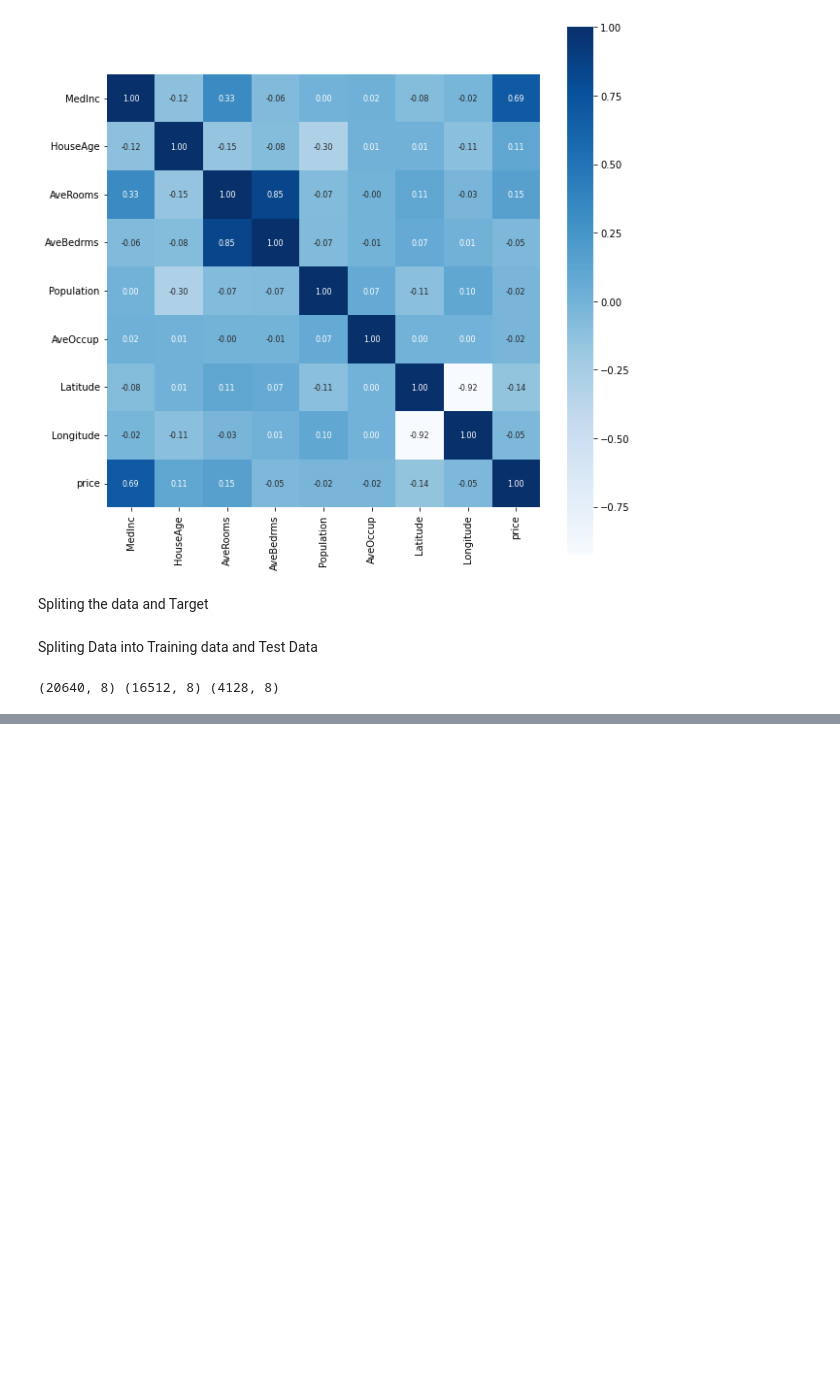
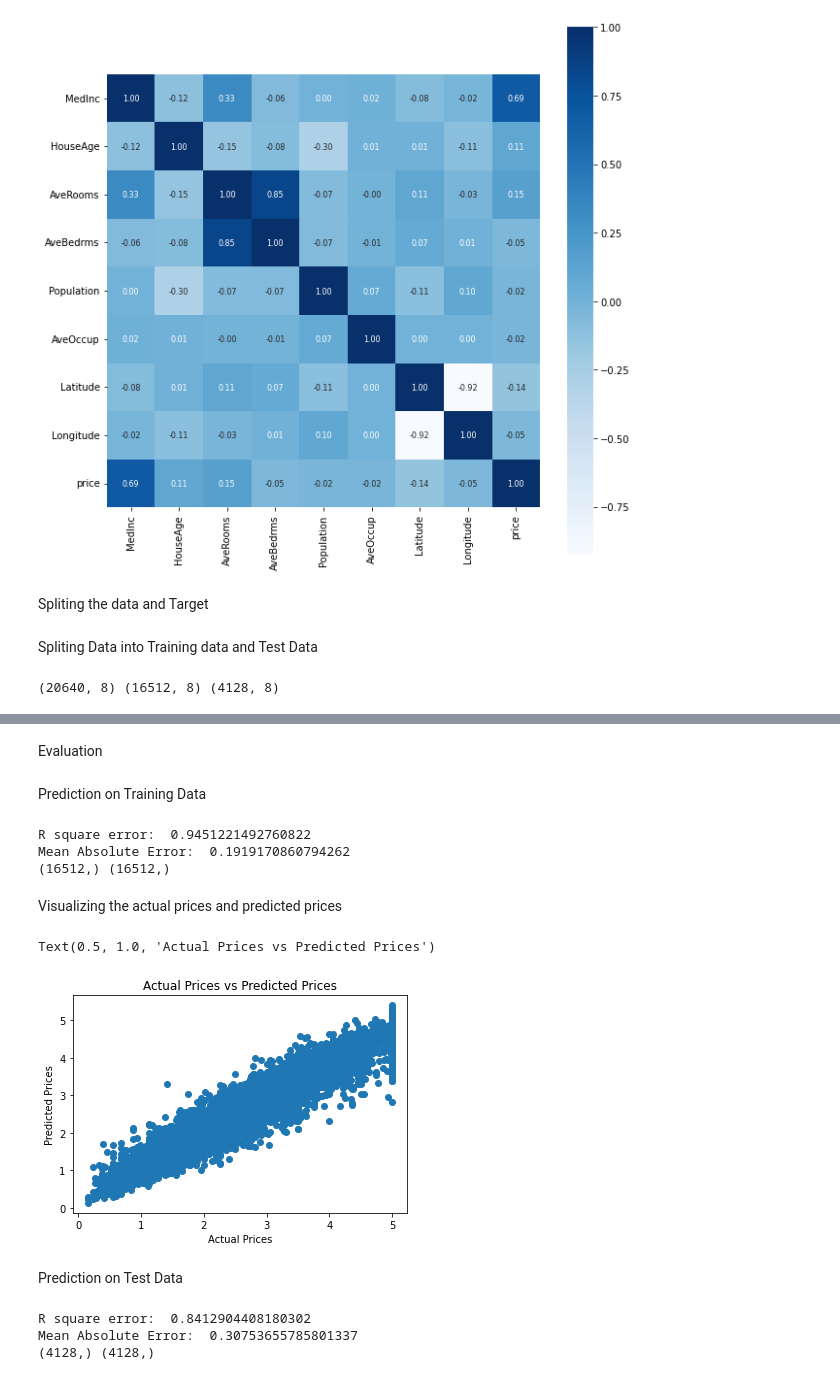
Before and after one commit to israel-okanlawon/house_price_prediction, a Jupyter notebook: House_Price_Prediction.ipynb, the cells around one changed output, grey strips where cells are left out. Drawn from its saved outputs; the diff is of its cells as text; code cells hidden in the pictures; blank space fills up the shorter version.

```diff
--- a/House_Price_Prediction.ipynb
+++ b/House_Price_Prediction.ipynb
@@ -159,0 +164,6 @@ print(X.shape, X_train.shape, X_test.shape)
+# %%
+# loading the model
+model = XGBRegressor()
+# %%
+# training the model with X_train
+model.fit(X_train, y_train)
@@ -159,0 +182,49 @@ print(X.shape, X_train.shape, X_test.shape)
+# %% [markdown]
+Evaluation
+# %% [markdown]
+Prediction on Training Data
+# %%
+training_data_prediction = model.predict(X_train)
+
+# R squared error
+score_1_training_data = metrics.r2_score(y_train, training_data_prediction)
+
+# Mean Absolute Error
+score_2_training_data = metrics.mean_absolute_error(y_train, training_data_prediction)
+
+print("R square error: ", score_1_training_data)
+print("Mean Absolute Error: ", score_2_training_data)
+print(y_train.shape, training_data_prediction.shape)
+# %% [output]
+R square error:  0.9451221492760822
+Mean Absolute Error:  0.1919170860794262
+(16512,) (16512,)
+# %% [markdown]
+Visualizing the actual prices and predicted prices
+# %%
+plt.scatter(y_train, training_data_prediction)
+plt.xlabel('Actual Prices')
+plt.ylabel('Predicted Prices')
+plt.title('Actual Prices vs Predicted Prices')
+# plt.show()
+# %% [output]
+Text(0.5, 1.0, 'Actual Prices vs Predicted Prices')
+[figure, added]
+# %% [markdown]
+Prediction on Test Data
+# %%
+test_data_prediction = model.predict(X_test)
+
+# R squared error
+score_1_test_data = metrics.r2_score(y_test, test_data_prediction)
+
+# Mean Absolute Error
+score_2_test_data = metrics.mean_absolute_error(y_test, test_data_prediction)
+
+print("R square error: ", score_1_test_data)
+print("Mean Absolute Error: ", score_2_test_data)
+print(y_test.shape, test_data_prediction.shape)
+# %% [output]
+R square error:  0.8412904408180302
+Mean Absolute Error:  0.30753655785801337
+(4128,) (4128,)
```
Also changed, not shown: parts of 3 cells of this notebook.
